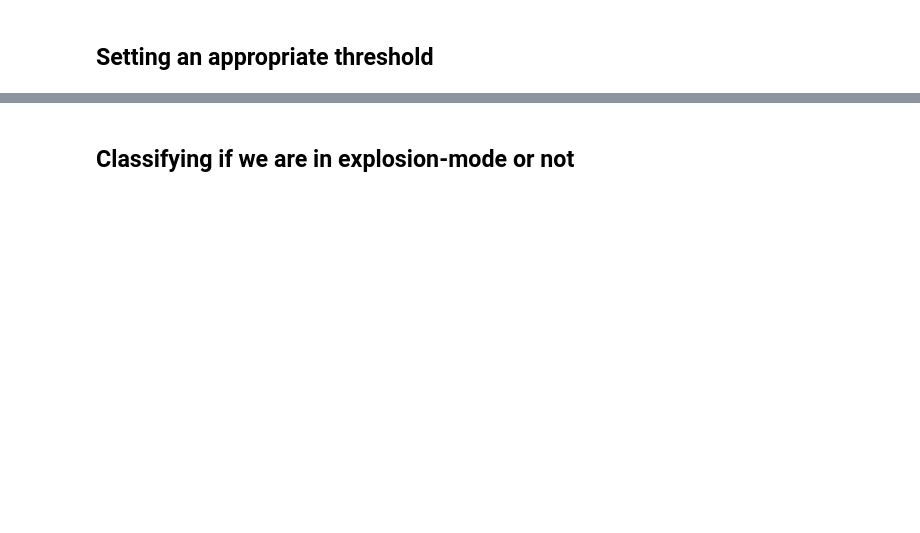
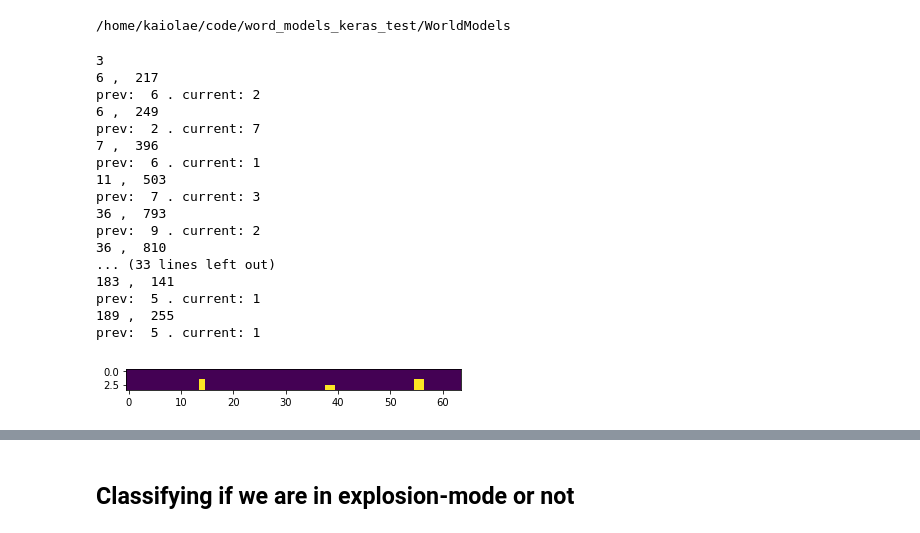
Before and after one commit to kaiolae/WorldModels, a Jupyter notebook: notebooks/AutomaticallyCountingMonstersAndFireballs.ipynb, the cells around one changed output, grey strips where cells are left out. Cells and saved outputs as stored; diff of their text form; code cells hidden in the pictures; blank space fills up the shorter version.

```diff
--- a/notebooks/AutomaticallyCountingMonstersAndFireballs.ipynb
+++ b/notebooks/AutomaticallyCountingMonstersAndFireballs.ipynb
@@ -1,8 +1,17 @@
 # %%
 #Loading an image
 import numpy as np
+import os
+import sys
 import matplotlib.pyplot as plt
-data = np.load("/home/kaiolae/code/word_models_keras_test/WorldModels/data_small_episodes/obs_data_doomrnn_1.npy")
-one_image = data[9][154] #Image 22 from first rollout
+data = np.load("/mnt/data/doom_data_training/obs_data_doomrnn_0.npy")
+one_image = data[9][154]
 plt.imshow(one_image)
 #plt.plot()
+#Adding WorldModels path to pythonpath
+nb_dir = os.path.split(os.getcwd())[0]
+print(nb_dir)
+if nb_dir not in sys.path:
+    sys.path.append(nb_dir)
+# %% [output]
+/home/kaiolae/code/word_models_keras_test/WorldModels
@@ -30,2 +17,0 @@ plot_movie_mp4(data[9])
-# %% [markdown]
-## Setting an appropriate threshold
@@ -51,0 +18,47 @@ plt.show()
+# %%
+import count_monsters_and_balls
+from scipy import ndimage
+img = data[0][0]
+plt.imshow(img)
+img=img/256
+count, thresh = count_monsters_and_balls.count_monsters(img)
+print(count)
+plt.imshow(thresh)
+rcount = 0
+icount = 0
+for rollout in data:
+    icount=0
+
+    prevcount = -1
+    for img in rollout:
+        img=img/256
+        c=count_monsters_and_balls.count_monsters(img)[0]
+        #print(rcount, ", ", icount)
+        #print(count_monsters_and_balls.count_monsters(img)[0])
+
+        if prevcount!=-1 and abs(prevcount-c) > 3:
+
+            print(rcount, ", ", icount)
+            print("prev: ", prevcount, ". current:", c)
+        icount+=1
+        prevcount = c
+    rcount+=1
+# %% [output]
+3
+6 ,  217
+prev:  6 . current: 2
+6 ,  249
+prev:  2 . current: 7
+7 ,  396
+prev:  6 . current: 1
+11 ,  503
+prev:  7 . current: 3
+36 ,  793
+prev:  9 . current: 2
+36 ,  810
+... (33 lines left out)
+183 ,  141
+prev:  5 . current: 1
+189 ,  255
+prev:  5 . current: 1
+[figure, added]
```
Also changed, not shown: parts of 31 cells of this notebook, 6 other files.
